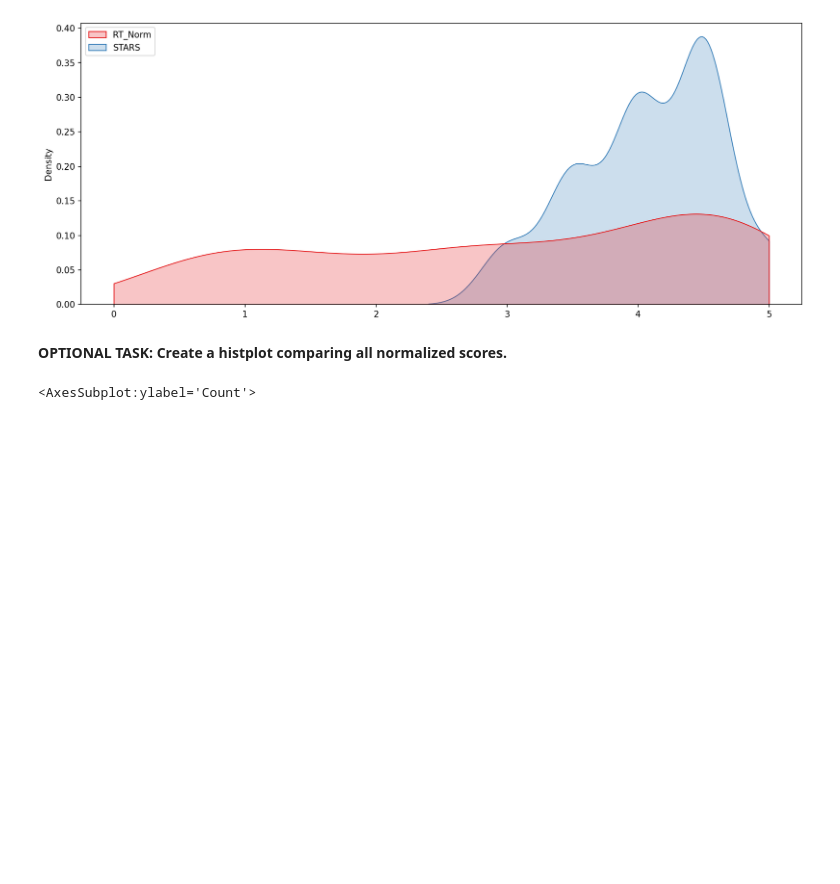
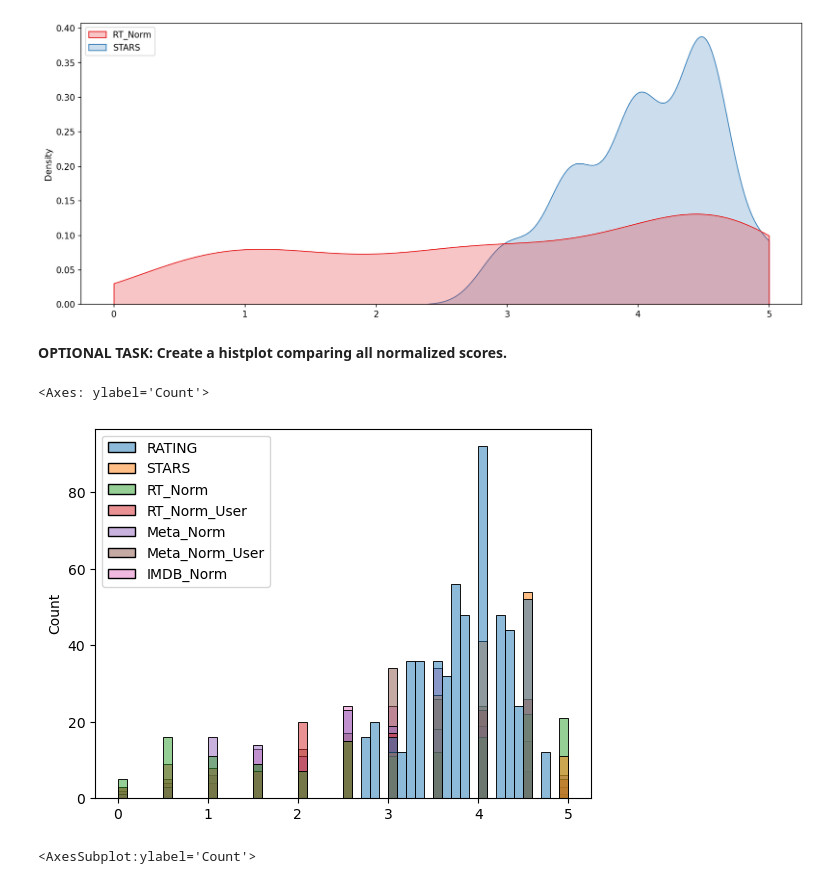
Before and after one commit to Cotidie/STEADY, a Jupyter notebook: data-science/04-movie-rating-project.ipynb, the cells around one changed output. Cells and saved outputs as stored; diff of their text form; code cells hidden in the pictures; blank space fills up the shorter version.

```diff
--- a/data-science/04-movie-rating-project.ipynb
+++ b/data-science/04-movie-rating-project.ipynb
@@ -609,3 +675,10 @@ Quick Note if you have issues moving the legend for a seaborn kdeplot: https://g
+# %%
+sns.histplot(
+    data=norm_scores,bins=50
+)
+# %% [output]
+<Axes: ylabel='Count'>
+[figure, added]
 # %%
 # %% [output]
 <AxesSubplot:ylabel='Count'>
```
Also changed, not shown: parts of 15 cells of this notebook, 6 other files.
